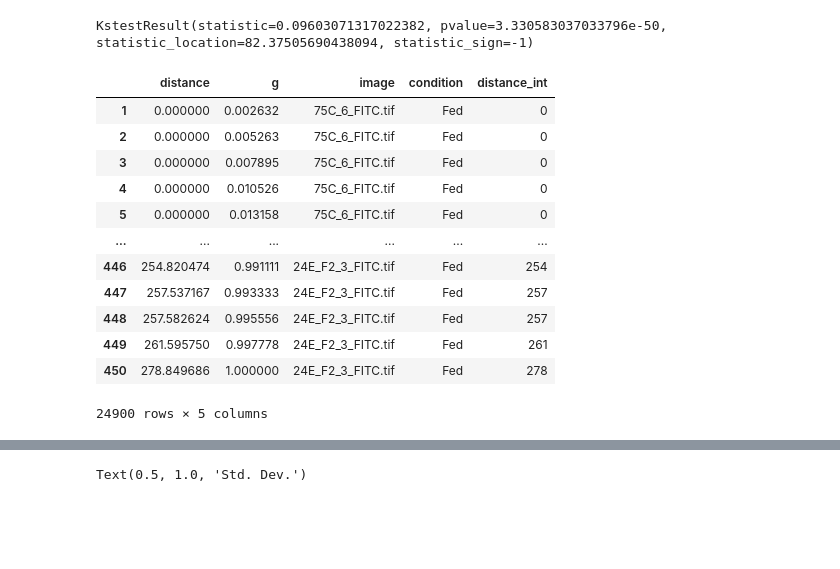
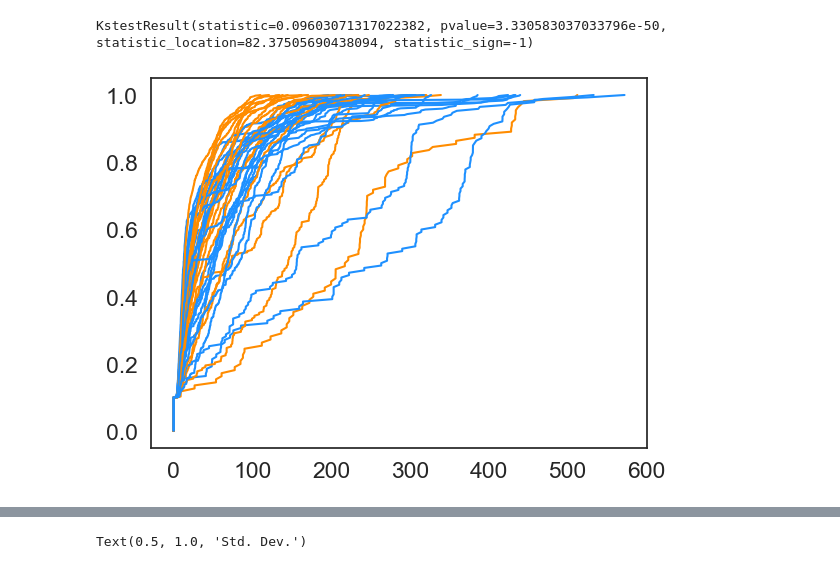
Before and after one commit to McCallLabBU/hemocyte_recruitment_image_quantification, a Jupyter notebook: code/nearest_neighbors_midsections.ipynb, the cells around one changed output, grey strips where cells are left out. Drawn from its saved outputs; the diff is of its cells as text; code cells hidden in the pictures; blank space fills up the shorter version.

```diff
--- a/code/nearest_neighbors_midsections.ipynb
+++ b/code/nearest_neighbors_midsections.ipynb
@@ -191,29 +189,15 @@ for section in hemocyte_coordinates['Image'].unique():
     #break
 
 ecdf_frames_df = pd.concat(ecdf_frames)
-ecdf_frames_df.replace([np.inf, -np.inf], np.nan, inplace=True)
-ecdf_frames_df.dropna(subset=["distance"], how="all", inplace=True)
-ecdf_frames_df['distance_int'] = ecdf_frames_df['distance'].astype('int64')
-
-
 ecdf_frames_df_scaled = pd.concat(ecdf_frames_scaled)
-ecdf_frames_df_scaled.replace([np.inf, -np.inf], np.nan, inplace=True)
-ecdf_frames_df_scaled.dropna(subset=["distance"], how="all", inplace=True)
-ecdf_frames_df_scaled['distance_int'] = ecdf_frames_df_scaled['distance'].astype('int64')
-
-
-ecdf_frames_df
-# %% [output]
-|  | distance | g | image | condition | distance_int |
-| 1 | 0.000000 | 0.002632 | 75C_6_FITC.tif | Fed | 0 |
-| 2 | 0.000000 | 0.005263 | 75C_6_FITC.tif | Fed | 0 |
-| 3 | 0.000000 | 0.007895 | 75C_6_FITC.tif | Fed | 0 |
-| 4 | 0.000000 | 0.010526 | 75C_6_FITC.tif | Fed | 0 |
-| 5 | 0.000000 | 0.013158 | 75C_6_FITC.tif | Fed | 0 |
-| ... | ... | ... | ... | ... | ... |
-| 446 | 254.820474 | 0.991111 | 24E_F2_3_FITC.tif | Fed | 254 |
-| 447 | 257.537167 | 0.993333 | 24E_F2_3_FITC.tif | Fed | 257 |
-| 448 | 257.582624 | 0.995556 | 24E_F2_3_FITC.tif | Fed | 257 |
-| 449 | 261.595750 | 0.997778 | 24E_F2_3_FITC.tif | Fed | 261 |
-| 450 | 278.849686 | 1.000000 | 24E_F2_3_FITC.tif | Fed | 278 |
-24900 rows × 5 columns
+# %%
+## Gfucntion plots for individual sections colors by condition (before scaling by sqrt of area )
+for section in ecdf_frames_df['image'].unique():
+    dist = ecdf_frames_df[ecdf_frames_df['image']==section]['distance']
+    g = ecdf_frames_df[ecdf_frames_df['image']==section]['g']
+    if ecdf_frames_df[ecdf_frames_df['image']==section]['condition'].unique()[0] == "Fed":
+        plt.plot(dist,g, color="dodgerblue")
+    else:
+        plt.plot(dist,g, color="darkorange")
+# %% [output]
+[figure, added]
```
Also changed, not shown: parts of 6 cells of this notebook.
